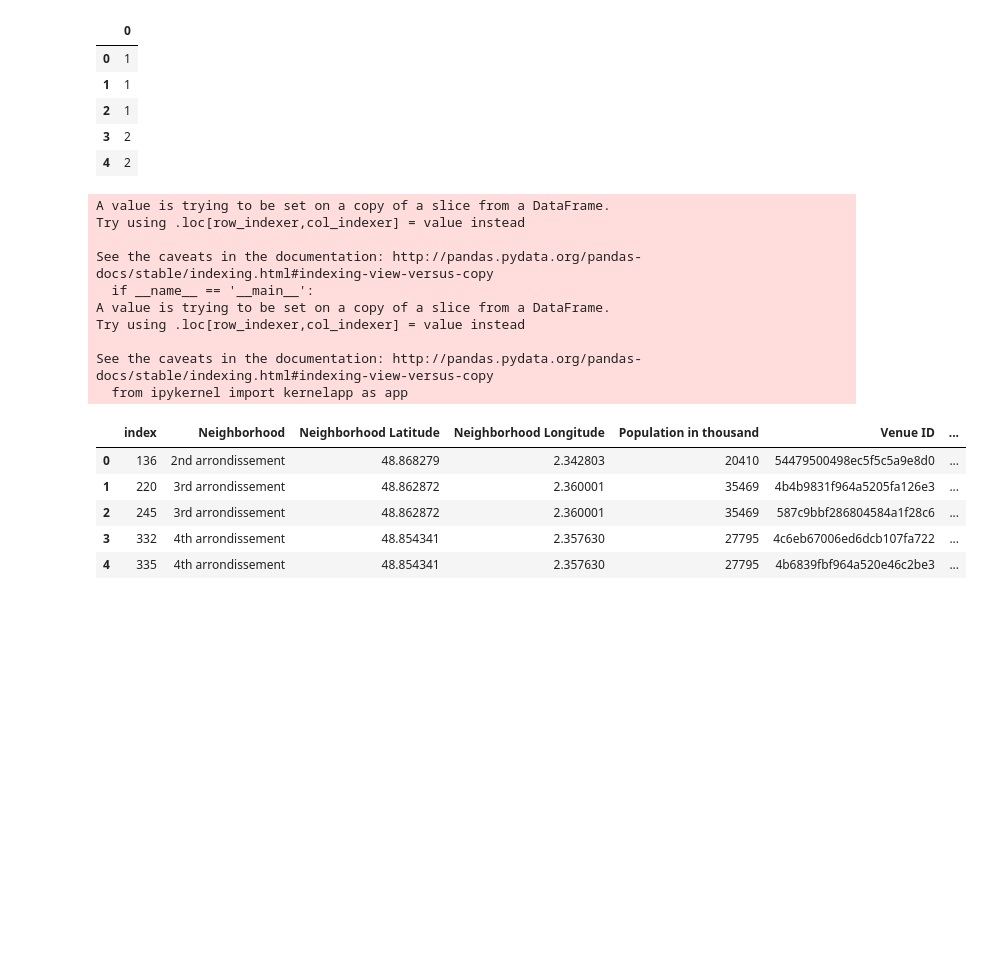
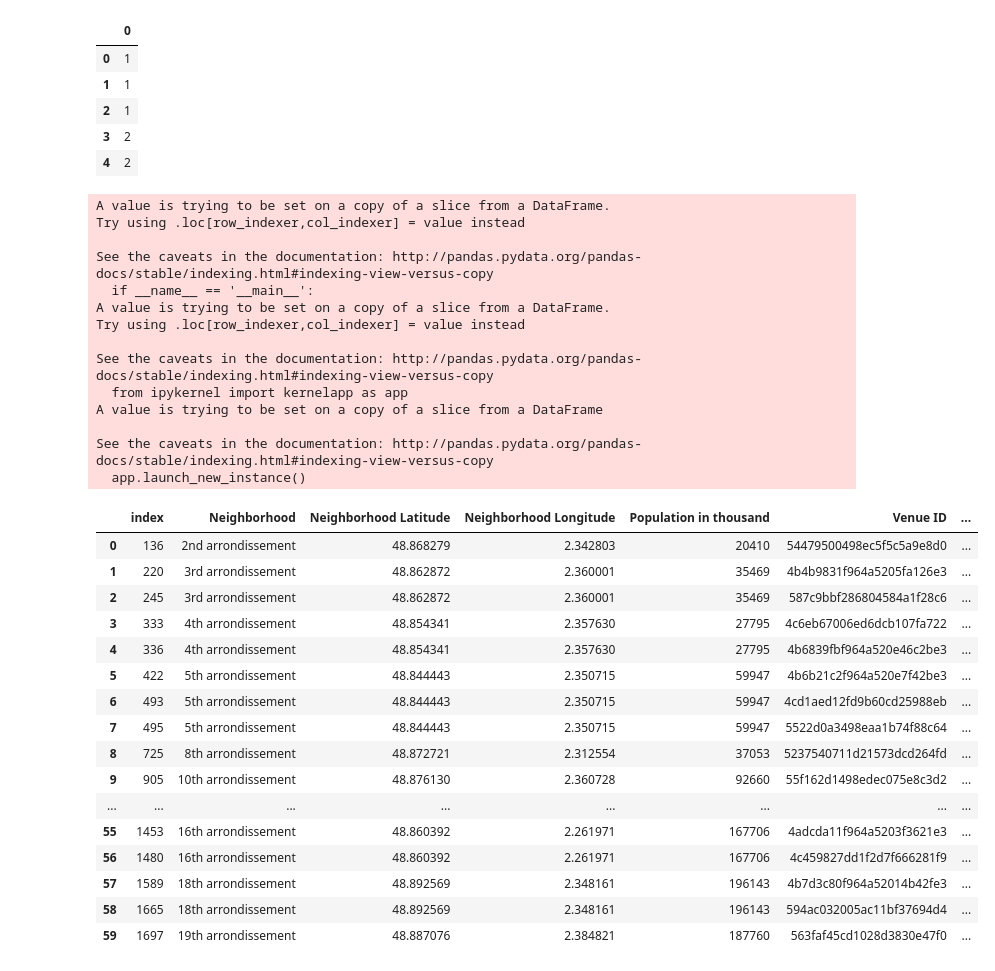
Before and after one commit to monngu/Data-Science-Capstone, a Jupyter notebook: Paris.ipynb, the cells around one changed output. Drawn from its saved outputs; the diff is of its cells as text; code cells hidden in the pictures; blank space fills up the shorter version.

```diff
--- a/Paris.ipynb
+++ b/Paris.ipynb
@@ -158,4 +161,0 @@ Some neighborhoods' name have to be corrected to match the population data frame
-# %%
-paris['Name'][5]='Elysée'
-paris['Name'][6]='Butte-Montmartre'
-paris
@@ -660,7 +648,38 @@ rating_list
+# %%
+rating_list_30_to_59 = [7.5,
+ 7.8,
+ 8.0,
+ 7.9,
+ 8.4,
+ 7.3,
+ 7.3,
+ 7.7,
+ 7.3,
+ 7.5,
+ 8.2,
+ 7.2,
+ 7.3,
+ 7.3,
+ 7.9,
+ 7.2,
+ 7.4,
+ 8.4,
+ 8.1,
+ 7.4,
+ 7.4,
+ 6.9,
+ 7.8,
+ 7.8,
+ 8.1,
+ 6.7,
+ 8.3,
+ 8.1,
+ 7.8,
+ 7.6]
 # %% [markdown]
 Merge the two list together and transform into data frame:
 # %%
-for element in rating_list:
+for element in rating_list_30_to_59:
     rating_list_0_to_29.append(element)
 rating_list_full=rating_list_0_to_29
 # %%
@@ -701,24 +720,41 @@ ranking.head()
 # %%
 AsianRestaurant['Rating']=rating_df
 AsianRestaurant['Ranking']=ranking
-AsianRestaurant.head()
+AsianRestaurant.dropna(inplace=True)
+AsianRestaurant['Ranking'].astype(int)
+AsianRestaurant
 # %% [output]
 A value is trying to be set on a copy of a slice from a DataFrame.
 Try using .loc[row_indexer,col_indexer] = value instead
 
 See the caveats in the documentation: http://pandas.pydata.org/pandas-docs/stable/indexing.html#indexing-view-versus-copy
   if __name__ == '__main__':
 A value is trying to be set on a copy of a slice from a DataFrame.
 Try using .loc[row_indexer,col_indexer] = value instead
 
 See the caveats in the documentation: http://pandas.pydata.org/pandas-docs/stable/indexing.html#indexing-view-versus-copy
   from ipykernel import kernelapp as app
+A value is trying to be set on a copy of a slice from a DataFrame
+
+See the caveats in the documentation: http://pandas.pydata.org/pandas-docs/stable/indexing.html#indexing-view-versus-copy
+  app.launch_new_instance()
 |  | index | Neighborhood | Neighborhood Latitude | Neighborhood Longitude | Population in thousand | Venue ID | ... |
 | 0 | 136 | 2nd arrondissement | 48.868279 | 2.342803 | 20410 | 54479500498ec5f5c5a9e8d0 | ... |
 | 1 | 220 | 3rd arrondissement | 48.862872 | 2.360001 | 35469 | 4b4b9831f964a5205fa126e3 | ... |
 | 2 | 245 | 3rd arrondissement | 48.862872 | 2.360001 | 35469 | 587c9bbf286804584a1f28c6 | ... |
-| 3 | 332 | 4th arrondissement | 48.854341 | 2.357630 | 27795 | 4c6eb67006ed6dcb107fa722 | ... |
-| 4 | 335 | 4th arrondissement | 48.854341 | 2.357630 | 27795 | 4b6839fbf964a520e46c2be3 | ... |
+| 3 | 333 | 4th arrondissement | 48.854341 | 2.357630 | 27795 | 4c6eb67006ed6dcb107fa722 | ... |
+| 4 | 336 | 4th arrondissement | 48.854341 | 2.357630 | 27795 | 4b6839fbf964a520e46c2be3 | ... |
+| 5 | 422 | 5th arrondissement | 48.844443 | 2.350715 | 59947 | 4b6b21c2f964a520e7f42be3 | ... |
+| 6 | 493 | 5th arrondissement | 48.844443 | 2.350715 | 59947 | 4cd1aed12fd9b60cd25988eb | ... |
+| 7 | 495 | 5th arrondissement | 48.844443 | 2.350715 | 59947 | 5522d0a3498eaa1b74f88c64 | ... |
+| 8 | 725 | 8th arrondissement | 48.872721 | 2.312554 | 37053 | 5237540711d21573dcd264fd | ... |
+| 9 | 905 | 10th arrondissement | 48.876130 | 2.360728 | 92660 | 55f162d1498edec075e8c3d2 | ... |
+| ... | ... | ... | ... | ... | ... | ... | ... |
+| 55 | 1453 | 16th arrondissement | 48.860392 | 2.261971 | 167706 | 4adcda11f964a5203f3621e3 | ... |
+| 56 | 1480 | 16th arrondissement | 48.860392 | 2.261971 | 167706 | 4c459827dd1f2d7f666281f9 | ... |
+| 57 | 1589 | 18th arrondissement | 48.892569 | 2.348161 | 196143 | 4b7d3c80f964a52014b42fe3 | ... |
+| 58 | 1665 | 18th arrondissement | 48.892569 | 2.348161 | 196143 | 594ac032005ac11bf37694d4 | ... |
+| 59 | 1697 | 19th arrondissement | 48.887076 | 2.384821 | 187760 | 563faf45cd1028d3830e47f0 | ... |
 # %%
 color_code=['green','blue','red']
 color_code_fill=['#c5eba0','#3186cc','#f0a7a3']
```
Also changed, not shown: parts of 27 cells of this notebook.
